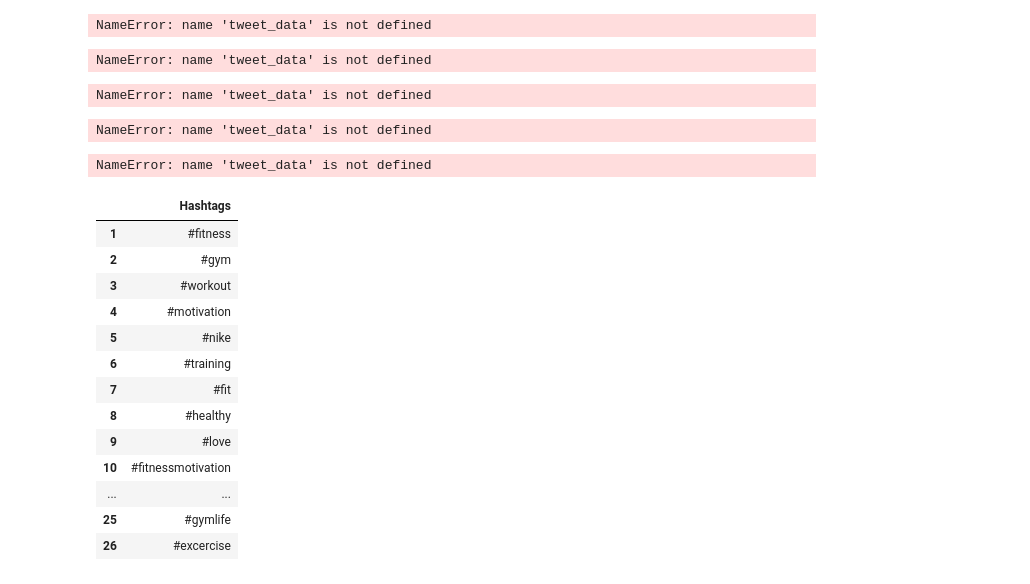
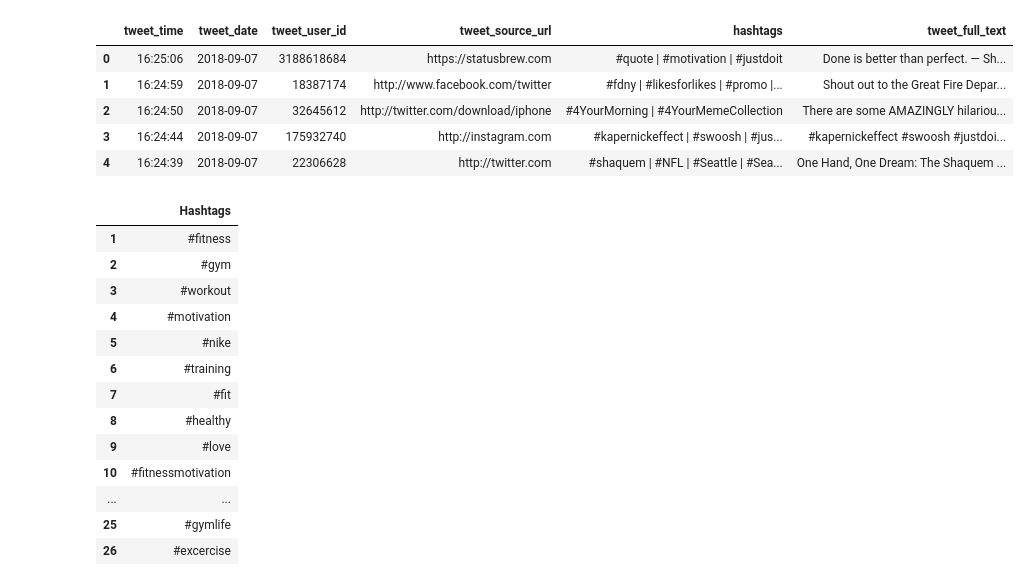
Before and after one commit to annatheking/Project2_ETL, a Jupyter notebook: Hashtag_JustDoIt.ipynb, the cells around one changed output. Drawn from its saved outputs; the diff is of its cells as text; code cells hidden in the pictures.

```diff
--- a/Hashtag_JustDoIt.ipynb
+++ b/Hashtag_JustDoIt.ipynb
@@ -13,7 +13,7 @@ import requests
 #import csv file to pandas
 #==============================================
 
-data = pd.read_csv('justdoit_tweets_2018_09_07_2.csv')
+data = pd.read_csv('justdoit_tweets_2018_09_07_2.csv/justdoit_tweets_2018_09_07_2.csv')
 #data["tweet_full_text"]
 data.head()
 # %% [output]
@@ -139,17 +185,17 @@ tweet_data['tweet_user_id'] = [x[1] for x in tuser2]
 url0 = tweet_data['tweet_source'].str.split()
 tweet_data['tweet_source_url']=[x[1].split('"')[1] for x in url0]
 
-#5 Extract #'s using json on tweet data column
-tweet_json = json.loads(tweet_data['tweet_entities'].replace("'",'"'))
-hashtags_extracted = []
-for tweet in tweet_json:
-    hashtags = ""
-    for k in tweet['hashtags']:
-        hashtags = (hashtags + ' | #' + k['text']).strip(' | ')
-    hashtags_extracted.append(hashtags)
-tweet_data['hashtags'] = hashtags_extracted
+#5 Extract #'s by searching for # from tweet_full_text
+a = tweet_data['tweet_full_text'].str.split(" ")
+f = []
+for i in a:
+    k = pd.Series(i).str.startswith("#")
+    j = [i for i, x in enumerate(k) if x]
+    hashtag = ""
 
-#* Drop unwanted columns
-#tweet_data.drop(['tweet_user','tweet_created_at','tweet_source','tweet_data'], axis=1)
-tweet_data.head()
+    for y in j:
+        hashtag = (hashtag + ' | ' + i[y]).strip(' | ')
+
+    f.append(hashtag)
+tweet_data['hashtags'] = f
 # %% [output]
@@ -166,43 +219,14 @@ NameError: name 'tweet_data' is not defined
-# %%
-tweet_data.head()
-# %% [output]
-NameError: name 'tweet_data' is not defined
-# %%
-a = tweet_data['tweet_entities'].replace("'",'"')
-a
-# %% [output]
-NameError: name 'tweet_data' is not defined
-# %%
-a = json.loads(tweet_data['tweet_entities'][0].replace("'",'"'))
-
-v = ""
-for k in a['hashtags']:
-    v = (v + ' | #' + k['text']).strip(' |')
-
-a
-# %% [output]
-NameError: name 'tweet_data' is not defined
-# %%
-for tweet in tweet_data['tweet_entities']:
-    tweet_json = json.loads(tweet.replace("'",'"'))['hashtags']
-    print(tweet_json)
-# %% [output]
-NameError: name 'tweet_data' is not defined
-# %%
-hashtags_extracted = []
-a = []
-
-for tweet in tweet_data['tweet_entities']:
-    tweet_json = json.loads(tweet.replace("'",'"'))['hashtags']
-    hashtags = ""
-    #b = []
-    for k in tweet_json:
-        hashtags = (hashtags + ' | #' + k['text']).strip(' | ')
-        #b.append(hashtags)
-    print(hashtags)
-    #a.append(hashtags)
-# %% [output]
-NameError: name 'tweet_data' is not defined
+# %%
+#* Drop unwanted columns
+tweet_data_clean = tweet_data[['tweet_time', 'tweet_date', 'tweet_user_id', 'tweet_source_url', 'hashtags', 'tweet_full_text']]
+tweet_data_clean.head()
+# %% [output]
+|  | tweet_time | tweet_date | tweet_user_id | tweet_source_url | hashtags | tweet_full_text |
+| 0 | 16:25:06 | 2018-09-07 | 3188618684 | https://statusbrew.com | #quote | #motivation | #justdoit | Done is better than perfect. — Sh... |
+| 1 | 16:24:59 | 2018-09-07 | 18387174 | http://www.facebook.com/twitter | #fdny | #likesforlikes | #promo |... | Shout out to the Great Fire Depar... |
+| 2 | 16:24:50 | 2018-09-07 | 32645612 | http://twitter.com/download/iphone | #4YourMorning | #4YourMemeCollection | There are some AMAZINGLY hilariou... |
+| 3 | 16:24:44 | 2018-09-07 | 175932740 | http://instagram.com | #kapernickeffect | #swoosh | #jus... | #kapernickeffect #swoosh #justdoi... |
+| 4 | 16:24:39 | 2018-09-07 | 22306628 | http://twitter.com | #shaquem | #NFL | #Seattle | #Sea... | One Hand, One Dream: The Shaquem ... |
 # %%
 ############ Source Two #################
 ## Web scrape http://best-hashtags.com for Most popular instagram justdoit hashtags
```
Also changed, not shown: parts of 13 cells of this notebook.
